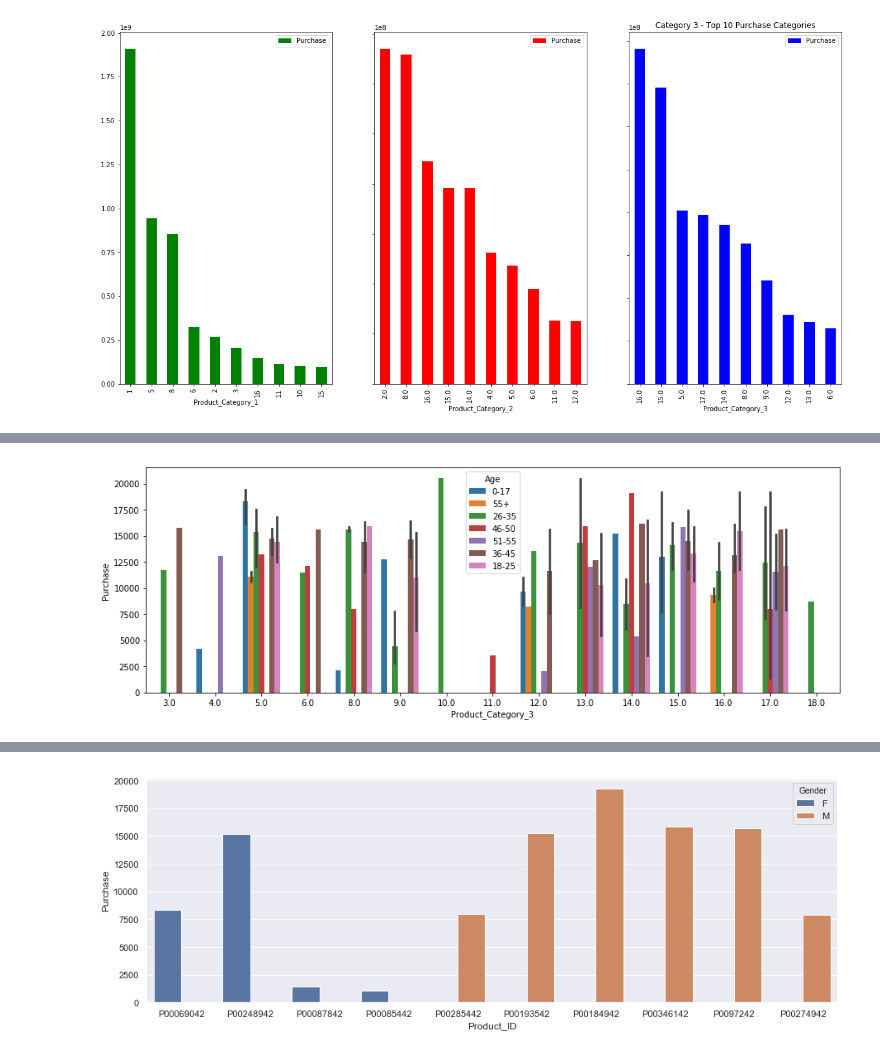
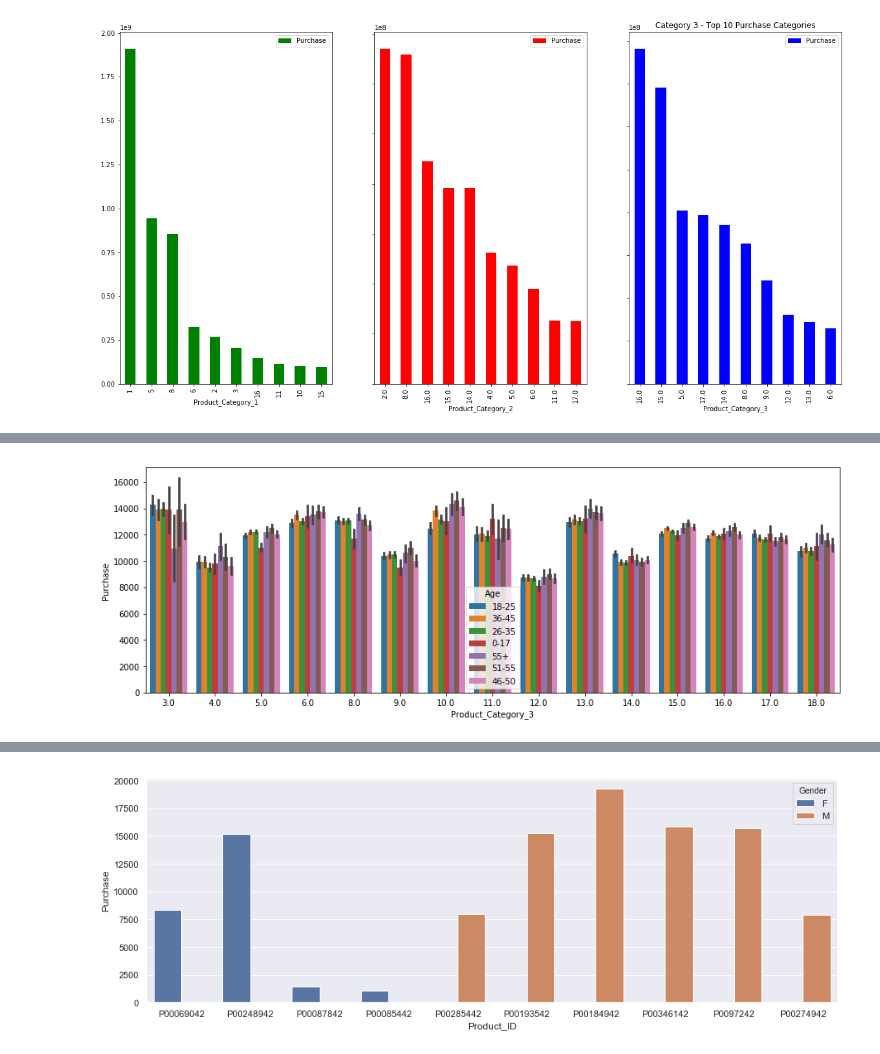
Before and after one commit to sonalfulkar/Black-Friday_Sale-Prediction, a Jupyter notebook: black friday sale prediction.ipynb, the cells around one changed output, grey strips where cells are left out. Cells and saved outputs as stored; diff of their text form; code cells hidden in the pictures.

```diff
--- a/black friday sale prediction.ipynb
+++ b/black friday sale prediction.ipynb
@@ -224,6 +225,6 @@ sns.barplot(x="Product_Category_2", y="Purchase", hue="Age", data=partial_df);
 # %%
 fig, ax = plt.subplots(figsize=(15,5))
-partial_df = df.head(500)
+partial_df = df.sort_values(by='Product_Category_3', ascending=False)
 sns.barplot(x="Product_Category_3", y="Purchase", hue="Age", data=partial_df);
 # %% [output]
-[figure, old version]
+[figure, new version]
```
Also changed, not shown: parts of 22 cells of this notebook.
